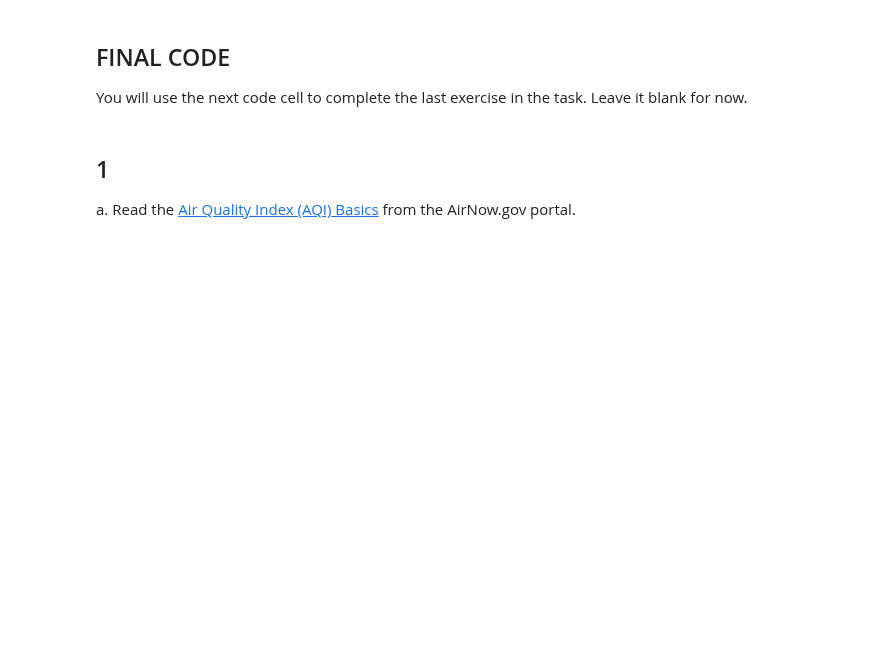
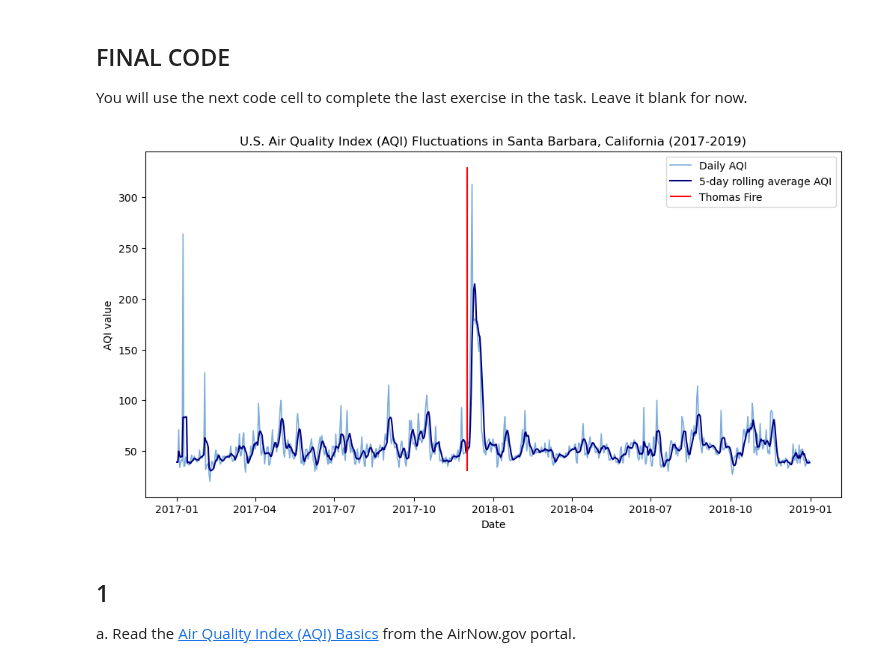
Before and after one commit to avarobillard/eds220-hwk2, a Jupyter notebook: task3/hwk2-task3-aqi.ipynb, the cells around one changed output. Cells and saved outputs as stored; diff of their text form; code cells hidden in the pictures; blank space fills up the shorter version.

```diff
--- a/task3/hwk2-task3-aqi.ipynb
+++ b/task3/hwk2-task3-aqi.ipynb
@@ -31,6 +31,63 @@ In this task you will use [Air Quality Index (AQI)](https://www.airnow.gov/aqi/a
 ## FINAL CODE
 
 You will use the next code cell to complete the last exercise in the task. Leave it blank for now.
+# %%
+import pandas as pd
+import matplotlib.pyplot as plt
+
+# Save URLs to respective year variables
+URL_2017 = 'https://aqs.epa.gov/aqsweb/airdata/daily_aqi_by_county_2017.zip'
+URL_2018 = 'https://aqs.epa.gov/aqsweb/airdata/daily_aqi_by_county_2018.zip'
+
+# Read in data
+aqi_17 = pd.read_csv(URL_2017)
+aqi_18 = pd.read_csv(URL_2018)
+
+# Concatenate the AQI 2017 and AQI 2018 data frames
+aqi = pd.concat([aqi_17, aqi_18])
+
+# Simplify column names
+aqi.columns = (aqi.columns
+                  .str.lower()
+                  .str.replace(' ','_'))
+
+# Filter to Santa Barbara county and drop unecessary columns
+aqi_sb = aqi[aqi['county_name'] == 'Santa Barbara'].drop(columns = ['state_name', 'county_name', 'state_code', 'county_code'])
+
+# Convert date column to timestamps
+aqi_sb.date = pd.to_datetime(aqi_sb.date)
+
+# Set the date column as the index of the data frame
+aqi_sb = aqi_sb.set_index('date')
+
+# Calculate rolling average of AQI over 5 day windows and store in column 'five_day_average'
+aqi_sb['five_day_average'] = aqi_sb['aqi'].rolling('5D').mean()
+
+
+# Create plot
+fig, ax = plt.subplots(figsize = (12,6))
+
+# Daily AQI line
+ax.plot(aqi_sb.index, aqi_sb['aqi'], color = '#7FADDC', linewidth = 1.2, label = "Daily AQI")
+
+# Rolling average AQI line
+ax.plot(aqi_sb.index, aqi_sb['five_day_average'], color = '#000080', linewidth = 1.5, label = "5-day rolling average AQI")
+
+# Label axes and title
+ax.set(xlabel = 'Date', ylabel = 'AQI value',
+      title = 'U.S. Air Quality Index (AQI) Fluctuations in Santa Barbara, California (2017-2019)')
+
+# Create vertical line to label Thomas Fire
+fire_date = pd.to_datetime('2017-12')
+
+ax.vlines(x = fire_date, ymin = 30, ymax = 330, color = 'red', label = "Thomas Fire")
+
+# Add legend
+ax.legend()
+
+plt.show()
+# %% [output]
+[figure, added]
 # %% [markdown]
 ## 1
 
```
Also changed, not shown: parts of 1 cell of this notebook, 1 other file.
